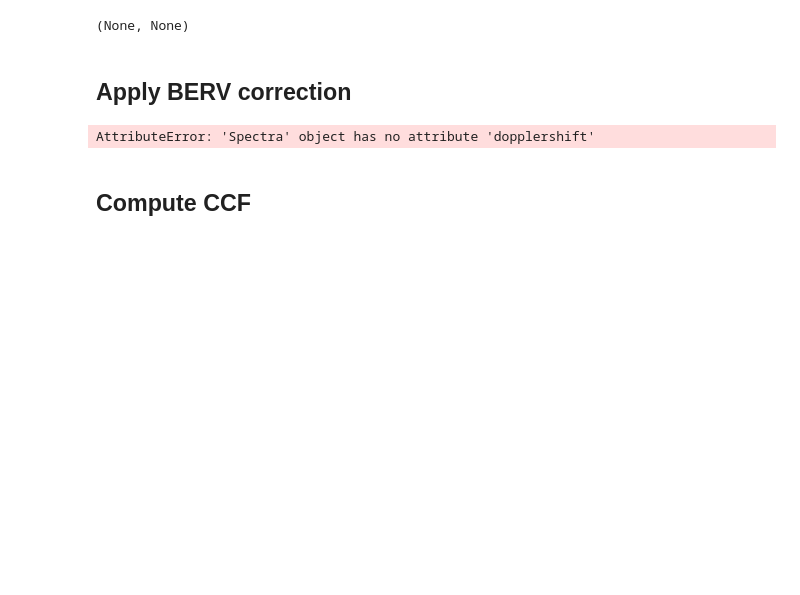
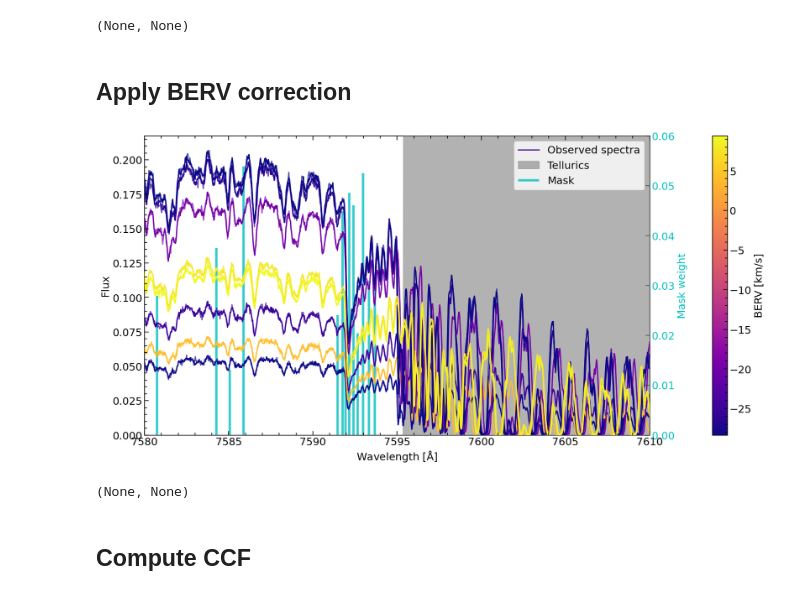
Before and after one commit to mlafarga/raccoon, a Jupyter notebook: docs/guides/ccf_guide.ipynb, the cells around one changed output. Cells and saved outputs as stored; diff of their text form; code cells hidden in the pictures; blank space fills up the shorter version.

```diff
--- a/docs/guides/ccf_guide.ipynb
+++ b/docs/guides/ccf_guide.ipynb
@@ -164,9 +164,38 @@ plt.show(), plt.close()
 lisspec.dataheader['berv'] # ?????
 # Add instrumental drift
 
+lisv = lisspec.dataheader['berv'] * 1.e3
+
 lisspec.dopplershift(lisv)
-# %% [output]
-AttributeError: 'Spectra' object has no attribute 'dopplershift'
+# %%
+fig, ax = plt.subplots(1, 1, figsize=(16, 8), constrained_layout=True)
+# Spectrum
+ax = lisspec.plot_spectra(ax=ax, x='wshift', wmin=7580, wmax=7610, lw=2, legendwhich='first', legendlabel='Observed spectra', cprop=lisspec.dataheader['berv'], cbarlabel='BERV [km/s]', cmap='plasma')
+ylim = ax.get_ylim()
+
+# # Binary mask
+# ax = mask.plot_mask(ax=ax, ymin=ylim[0], yscale=2, linewidths=4, color='c')
+# Binary mask in new axis
+ax2 = ax.twinx()  # instantiate a second Axes that shares the same x-axis
+ax2 = mask.plot_mask(ax=ax2, ymin=0, linewidths=4, color='c', keeplims=False, zorder=-2, leglabel='Mask')
+ax2.tick_params(axis='y', labelcolor='c')
+ax2.set_ylabel('Mask weight', color='c')
+ax2.set_ylim(0, 0.06)
+
+# Telluric mask
+ax = tellmask.plot_mask(ax=ax, fscale=ylim[1], zorder=-3, leglabel='Tellurics')
+
+# Format
+ax.set_zorder(ax2.get_zorder()+1)
+ax.set_frame_on(False)
+ax.set_ylim(0, ylim[1])
+lines, labels = ax.get_legend_handles_labels()
+lines2, labels2 = ax2.get_legend_handles_labels()
+ax.legend(lines + lines2, labels + labels2)
+plt.show(), plt.close()
+# %% [output]
+[figure, added]
+(None, None)
 # %% [markdown]
 ## Compute CCF
 # %%
```
Also changed, not shown: 1 other file.
